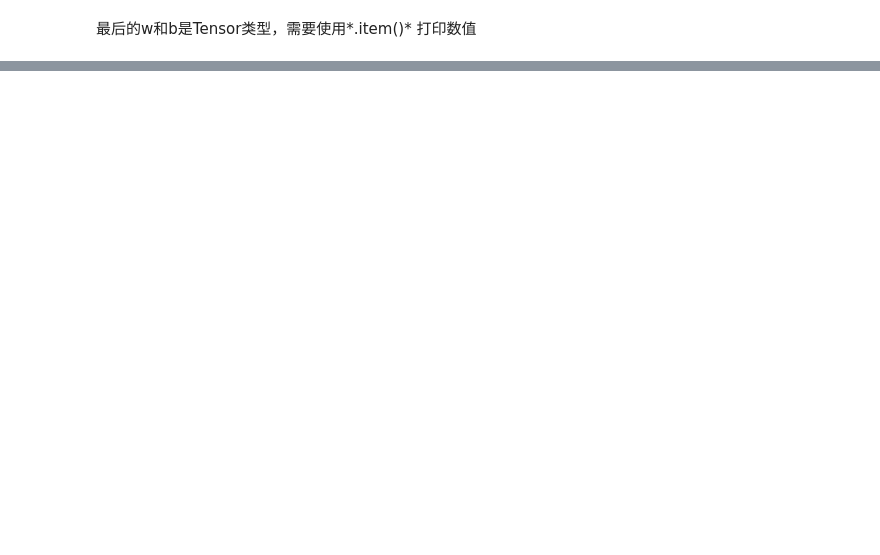
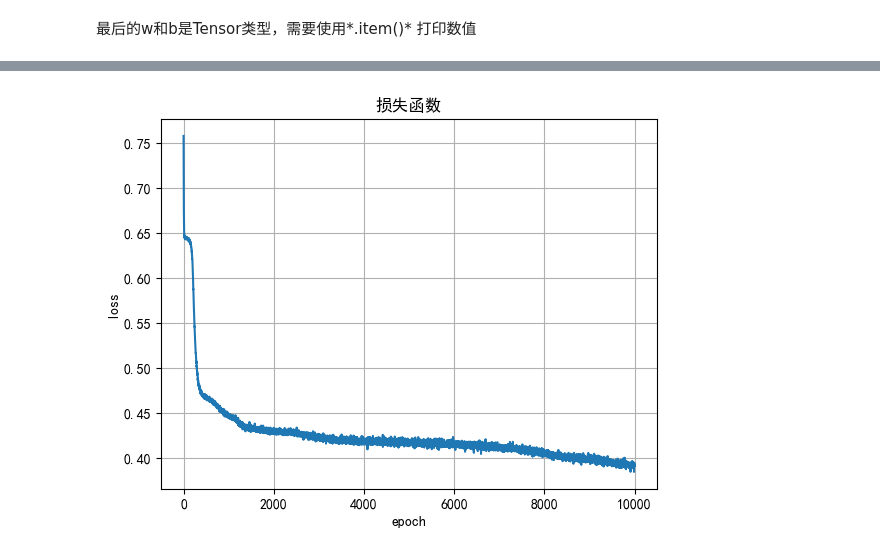
Before and after one commit to SiyueQ/-, a Jupyter notebook: Pytorch深度学习入门.ipynb, the cells around one changed output, grey strips where cells are left out. Cells and saved outputs as stored; diff of their text form; code cells hidden in the pictures; blank space fills up the shorter version.

```diff
--- a/Pytorch深度学习入门.ipynb
+++ b/Pytorch深度学习入门.ipynb
@@ -409,0 +694,91 @@ b=  6.499146820715396e-08
+# %%
+import numpy as np
+import torch
+import matplotlib.pylab as plt
+from torch.utils.data import Dataset
+from torch.utils.data import DataLoader
+
+device = torch.device("cuda:0" if torch.cuda.is_available() else "cpu")
+
+class DiabetesDataset(Dataset):
+    def __init__(self, filepath):
+        xy = np.loadtxt(filepath, delimiter=',', dtype=np.float32)
+        self.len = xy.shape[0]  # shape(多少行，多少列) 得到行数即数据集的大小
+        self.x_data = torch.from_numpy(xy[:, :-1]).to(device)
+        self.y_data = torch.from_numpy(xy[:, -1:]).to(device)
+
+    #魔法方法, 能使用索引来访问元素
+    def __getitem__(self, index):
+        return self.x_data[index], self.y_data[index]
+
+    #魔法方法, 能获取长度
+    def __len__(self):
+        return self.len
+
+#准备数据集
+#-------------------------------------------------------------------------------------------
+dataset = DiabetesDataset("./dataset/pytorch深度学习入门/diabetes.csv.gz")
+train_loader = DataLoader(dataset=dataset, batch_size=32, shuffle=True, num_workers=0)
+
+#构建模型
+#-------------------------------------------------------------------------------------------
+class Model(torch.nn.Module):
+    def __init__(self):
+        super().__init__()
+        self.linear1 = torch.nn.Linear(8, 6)
+        self.linear2 = torch.nn.Linear(6, 4)
+        self.linear3 = torch.nn.Linear(4, 2)
+        self.linear4 = torch.nn.Linear(2, 1)
+        self.Relu = torch.nn.ReLU()
+        self.sigmoid = torch.nn.Sigmoid()
+
+    def forward(self, x):
+        x = self.Relu(self.linear1(x))
+        x = self.Relu(self.linear2(x))
+        x = self.Relu(self.linear3(x))
+        x = self.sigmoid(self.linear4(x))
+        return x
+
+
+model = Model()
+model.to(device)
+
+#设置损失函数和优化器
+#-------------------------------------------------------------------------------------------
+criterion = torch.nn.BCELoss(reduction='mean')
+# 来自optim模块,SGD是一个优化器类,第一个参数传递需要求梯度的参数,第二个是步长
+optimizer = torch.optim.SGD(model.parameters(), lr=0.01)
+
+loss_list = []
+epoch_list = []
+for epoch in range(10000):
+    #
+    losssum = 0.0
+    sum = 0
+    for data in train_loader:
+        inputs, labels = data
+        y_pred = model(inputs)
+        loss = criterion(y_pred, labels)
+        optimizer.zero_grad()
+        losssum += loss.item()
+        sum += 1
+        loss.backward()
+        optimizer.step()
+
+    losssum /= sum
+    if epoch%1000 == 999:
+        print(losssum)
+    loss_list.append(losssum)
+    epoch_list.append(epoch)
+
+plt.rcParams['font.family'] = 'SimHei'
+plt.rcParams['font.size'] = 10
+plt.rcParams['axes.unicode_minus'] = False
+
+plt.plot(epoch_list, loss_list)
+plt.ylabel('loss')
+plt.xlabel('epoch')
+plt.grid()
+plt.title("损失函数")
+plt.show()
+# %% [output]
@@ -409,0 +795 @@ b=  6.499146820715396e-08
+[figure, added]
```
Also changed, not shown: parts of 16 cells of this notebook, 8 other files.
